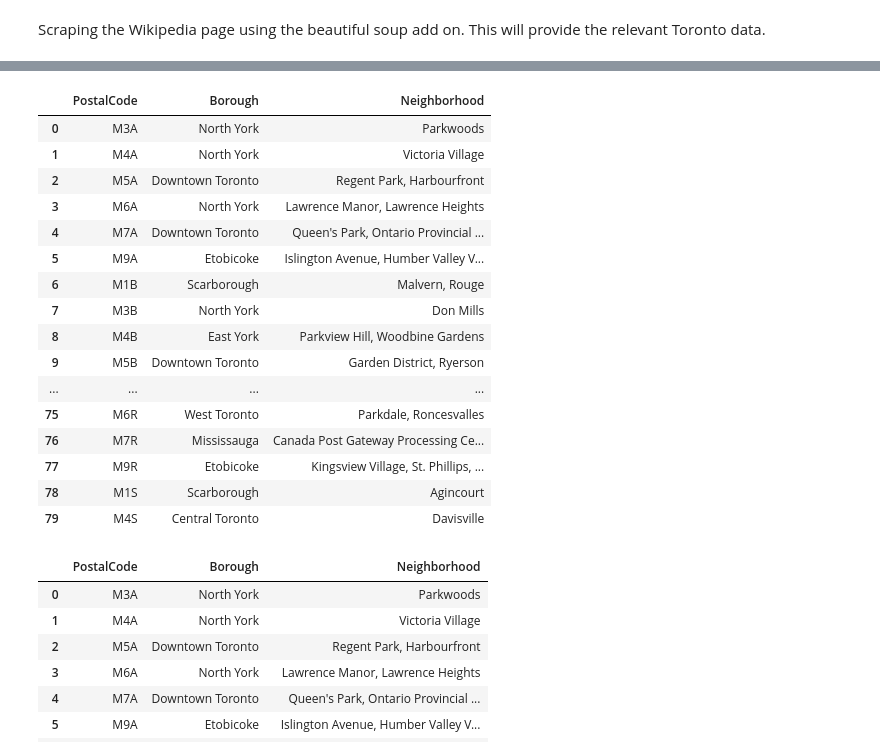
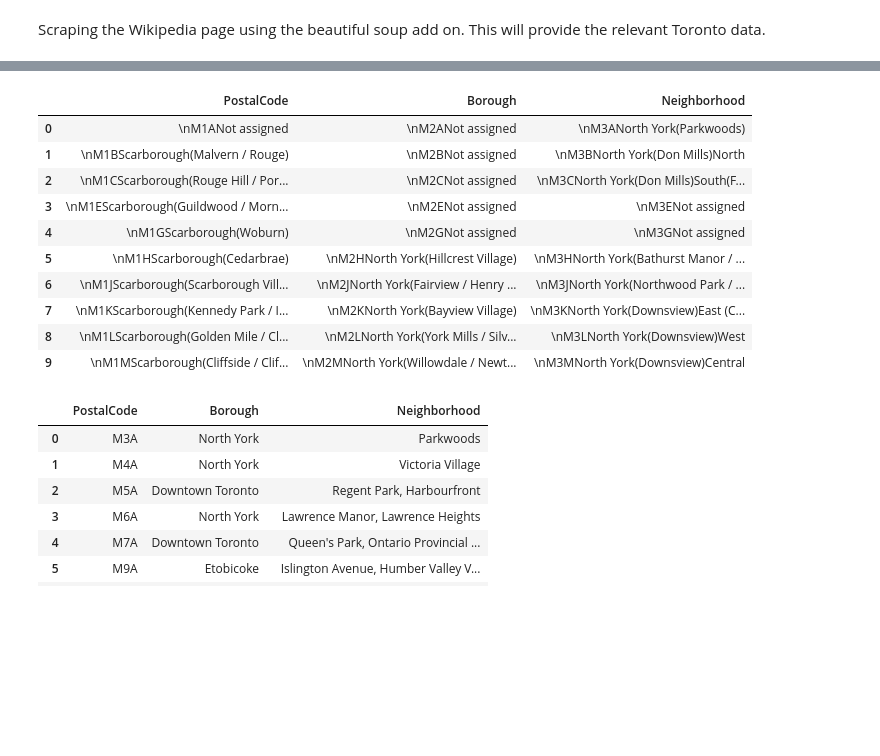
Before and after one commit to jacob-mennell/IBM-Data-Science-Professional-Certificate, a Jupyter notebook: Capstone Project - The Battle of Neighborhoods.ipynb, the cells around one changed output, grey strips where cells are left out. Drawn from its saved outputs; the diff is of its cells as text; code cells hidden in the pictures; blank space fills up the shorter version.

```diff
--- a/Capstone Project - The Battle of Neighborhoods.ipynb
+++ b/Capstone Project - The Battle of Neighborhoods.ipynb
@@ -326,11 +308,11 @@ for row in soup.find('table').find_all('tr'):
 # %%
 # creating a clean dataframe
 
-postalCodeList=list(map(lambda x:x.rstrip("\n"),postalCodeList))
+postalCodeList=list(map(lambda x:x.rstrip("\nM1"),postalCodeList))
 boroughList=list(map(lambda x:x.rstrip("\n"),boroughList))
 neighborhoodList=list(map(lambda x:x.rstrip("\n"),neighborhoodList))
 
 df_wiki=pd.DataFrame({"PostalCode":postalCodeList, "Borough":boroughList,"Neighborhood":neighborhoodList})
-df_wiki.head(50)
+df_wiki.head(10)
 # %% [output]
 |  | PostalCode | Borough | Neighborhood |
@@ -353,25 +329,19 @@ df_wiki.head(50)
 # %%
 #Only process the cells that have an assigned borough. Ignore cells with a borough that is Not assigned.
 df_refined =df_wiki[df_wiki.Borough!="Not assigned"].reset_index(drop=True)
-df_refined.head(80)
+df_refined.head(10)
 # %% [output]
 |  | PostalCode | Borough | Neighborhood |
-| 0 | M3A | North York | Parkwoods |
-| 1 | M4A | North York | Victoria Village |
-| 2 | M5A | Downtown Toronto | Regent Park, Harbourfront |
-| 3 | M6A | North York | Lawrence Manor, Lawrence Heights |
-| 4 | M7A | Downtown Toronto | Queen's Park, Ontario Provincial ... |
-| 5 | M9A | Etobicoke | Islington Avenue, Humber Valley V... |
-| 6 | M1B | Scarborough | Malvern, Rouge |
-| 7 | M3B | North York | Don Mills |
-| 8 | M4B | East York | Parkview Hill, Woodbine Gardens |
-| 9 | M5B | Downtown Toronto | Garden District, Ryerson |
-| ... | ... | ... | ... |
-| 75 | M6R | West Toronto | Parkdale, Roncesvalles |
-| 76 | M7R | Mississauga | Canada Post Gateway Processing Ce... |
-| 77 | M9R | Etobicoke | Kingsview Village, St. Phillips, ... |
-| 78 | M1S | Scarborough | Agincourt |
-| 79 | M4S | Central Toronto | Davisville |
+| 0 | \nM1ANot assigned | \nM2ANot assigned | \nM3ANorth York(Parkwoods) |
+| 1 | \nM1BScarborough(Malvern / Rouge) | \nM2BNot assigned | \nM3BNorth York(Don Mills)North |
+| 2 | \nM1CScarborough(Rouge Hill / Por... | \nM2CNot assigned | \nM3CNorth York(Don Mills)South(F... |
+| 3 | \nM1EScarborough(Guildwood / Morn... | \nM2ENot assigned | \nM3ENot assigned |
+| 4 | \nM1GScarborough(Woburn) | \nM2GNot assigned | \nM3GNot assigned |
+| 5 | \nM1HScarborough(Cedarbrae) | \nM2HNorth York(Hillcrest Village) | \nM3HNorth York(Bathurst Manor / ... |
+| 6 | \nM1JScarborough(Scarborough Vill... | \nM2JNorth York(Fairview / Henry ... | \nM3JNorth York(Northwood Park / ... |
+| 7 | \nM1KScarborough(Kennedy Park / I... | \nM2KNorth York(Bayview Village) | \nM3KNorth York(Downsview)East (C... |
+| 8 | \nM1LScarborough(Golden Mile / Cl... | \nM2LNorth York(York Mills / Silv... | \nM3LNorth York(Downsview)West |
+| 9 | \nM1MScarborough(Cliffside / Clif... | \nM2MNorth York(Willowdale / Newt... | \nM3MNorth York(Downsview)Central |
 # %%
 #If a cell has a borough but a Not assigned neighborhood, then the neighborhood will be the same as the borough.
 
```
Also changed, not shown: parts of 2 cells of this notebook.
